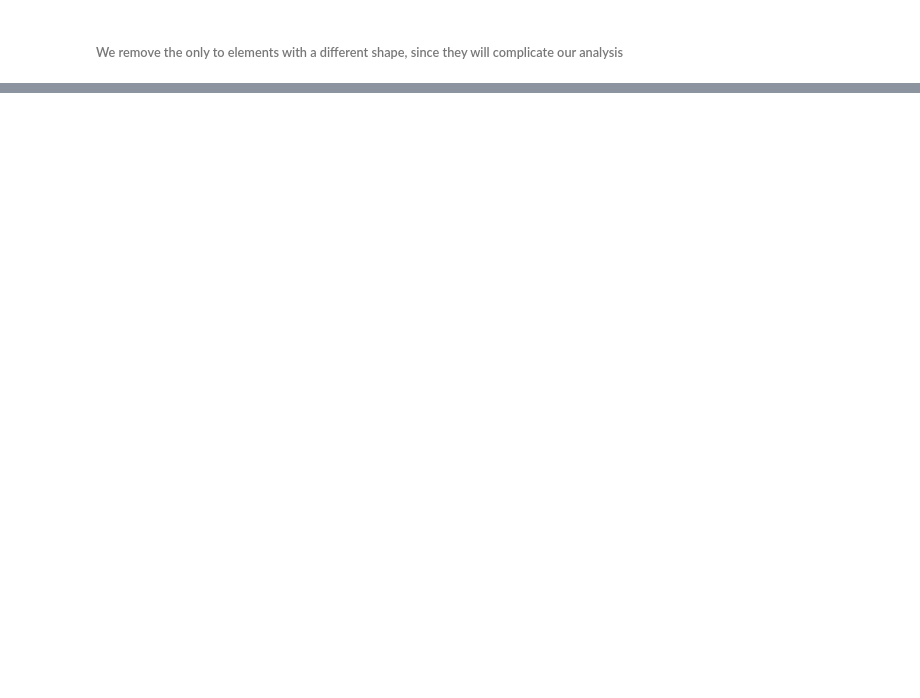
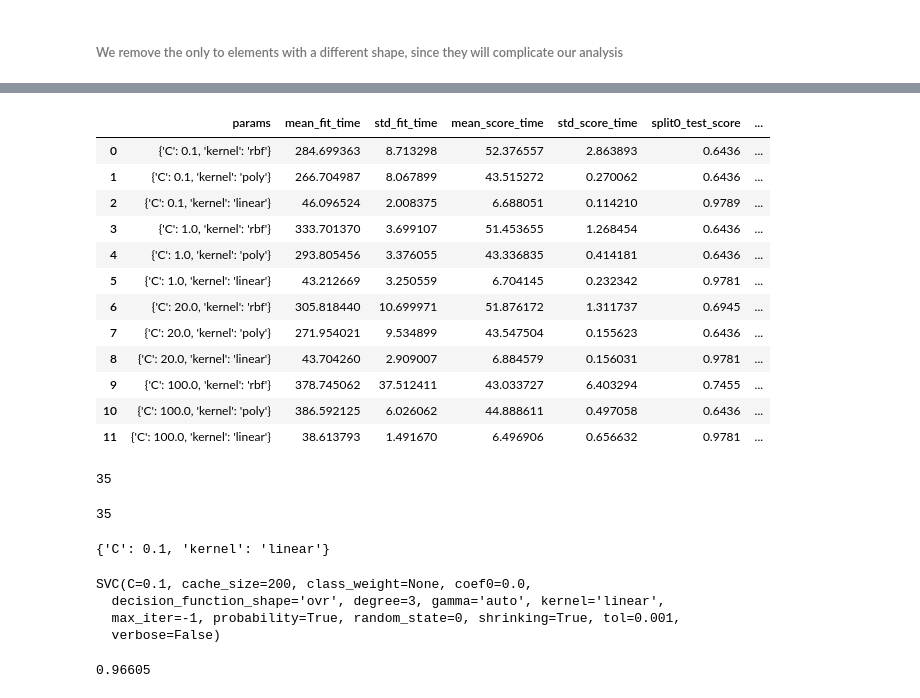
Before and after one commit to giordanoDaloisio/Data-Analysis-project, a Jupyter notebook: Project.ipynb, the cells around one changed output, grey strips where cells are left out. Cells and saved outputs as stored; diff of their text form; code cells hidden in the pictures; blank space fills up the shorter version.

```diff
--- a/Project.ipynb
+++ b/Project.ipynb
@@ -127,0 +255,8 @@ da_day0
+# %%
+y = np.array([day[1] for day in days])
+# %%
+x = np.delete(x, 0)
+x = np.delete(x, 44)
+#trainingvalues.pop(44)
+y = np.delete(y, 0)
+y = np.delete(y, 44)
@@ -127,0 +279,4 @@ da_day0
+# %%
+x_train, x_test, y_train, y_test = train_test_split(x, y, train_size=0.3)
+# %%
+grid_search2 = GridSearchCV(estimator, param_grid, n_jobs=-1, cv=2)
@@ -127,0 +296,39 @@ da_day0
+# %%
+pd.DataFrame(grid_search2.cv_results_)
+# %% [output]
+|  | params | mean_fit_time | std_fit_time | mean_score_time | std_score_time | split0_test_score | ... |
+| 0 | {'C': 0.1, 'kernel': 'rbf'} | 284.699363 | 8.713298 | 52.376557 | 2.863893 | 0.6436 | ... |
+| 1 | {'C': 0.1, 'kernel': 'poly'} | 266.704987 | 8.067899 | 43.515272 | 0.270062 | 0.6436 | ... |
+| 2 | {'C': 0.1, 'kernel': 'linear'} | 46.096524 | 2.008375 | 6.688051 | 0.114210 | 0.9789 | ... |
+| 3 | {'C': 1.0, 'kernel': 'rbf'} | 333.701370 | 3.699107 | 51.453655 | 1.268454 | 0.6436 | ... |
+| 4 | {'C': 1.0, 'kernel': 'poly'} | 293.805456 | 3.376055 | 43.336835 | 0.414181 | 0.6436 | ... |
+| 5 | {'C': 1.0, 'kernel': 'linear'} | 43.212669 | 3.250559 | 6.704145 | 0.232342 | 0.9781 | ... |
+| 6 | {'C': 20.0, 'kernel': 'rbf'} | 305.818440 | 10.699971 | 51.876172 | 1.311737 | 0.6945 | ... |
+| 7 | {'C': 20.0, 'kernel': 'poly'} | 271.954021 | 9.534899 | 43.547504 | 0.155623 | 0.6436 | ... |
+| 8 | {'C': 20.0, 'kernel': 'linear'} | 43.704260 | 2.909007 | 6.884579 | 0.156031 | 0.9781 | ... |
+| 9 | {'C': 100.0, 'kernel': 'rbf'} | 378.745062 | 37.512411 | 43.033727 | 6.403294 | 0.7455 | ... |
+| 10 | {'C': 100.0, 'kernel': 'poly'} | 386.592125 | 6.026062 | 44.888611 | 0.497058 | 0.6436 | ... |
+| 11 | {'C': 100.0, 'kernel': 'linear'} | 38.613793 | 1.491670 | 6.496906 | 0.656632 | 0.9781 | ... |
+# %%
+len(x_train)
+# %% [output]
+35
+# %%
+len(y_train)
+# %% [output]
+35
+# %%
+grid_search2.best_params_
+# %% [output]
+{'C': 0.1, 'kernel': 'linear'}
+# %%
+grid_search2.best_estimator_
+# %% [output]
+SVC(C=0.1, cache_size=200, class_weight=None, coef0=0.0,
+  decision_function_shape='ovr', degree=3, gamma='auto', kernel='linear',
+  max_iter=-1, probability=True, random_state=0, shrinking=True, tol=0.001,
+  verbose=False)
+# %%
+grid_search2.score(x_test[0], y_test[0])
+# %% [output]
+0.96605
```
Also changed, not shown: parts of 65 cells of this notebook.
